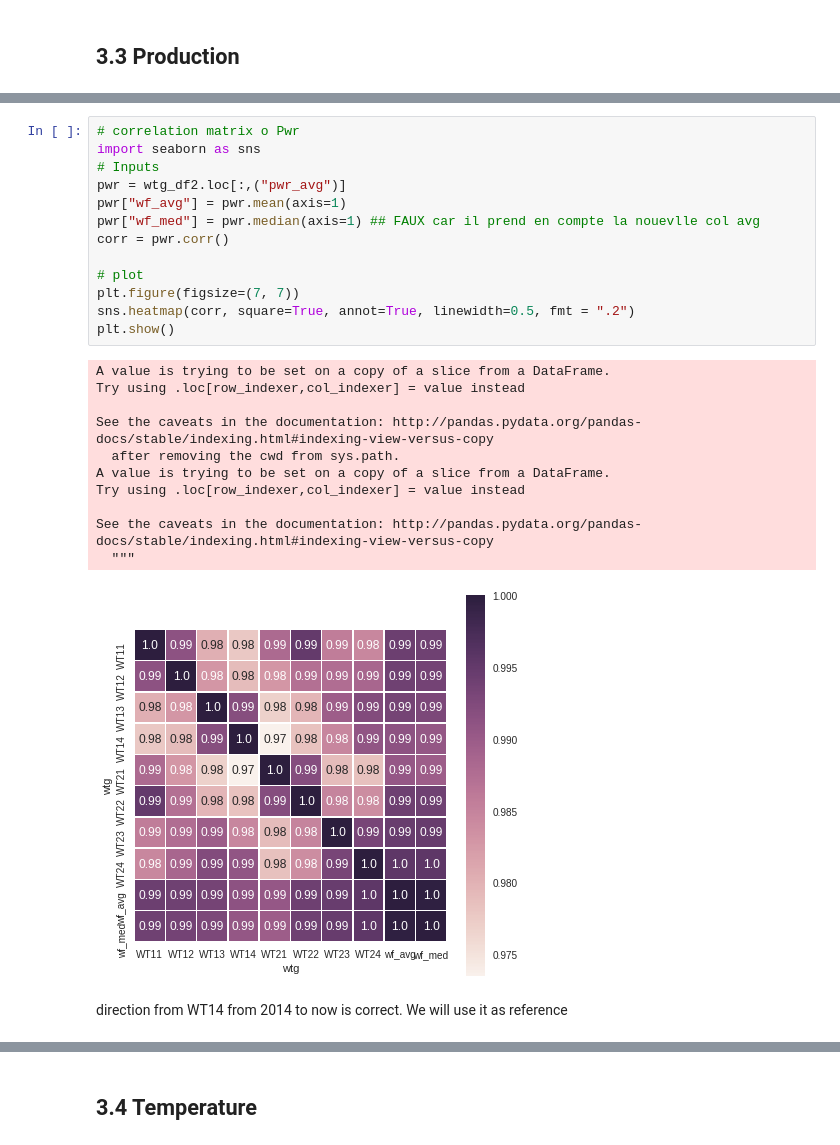
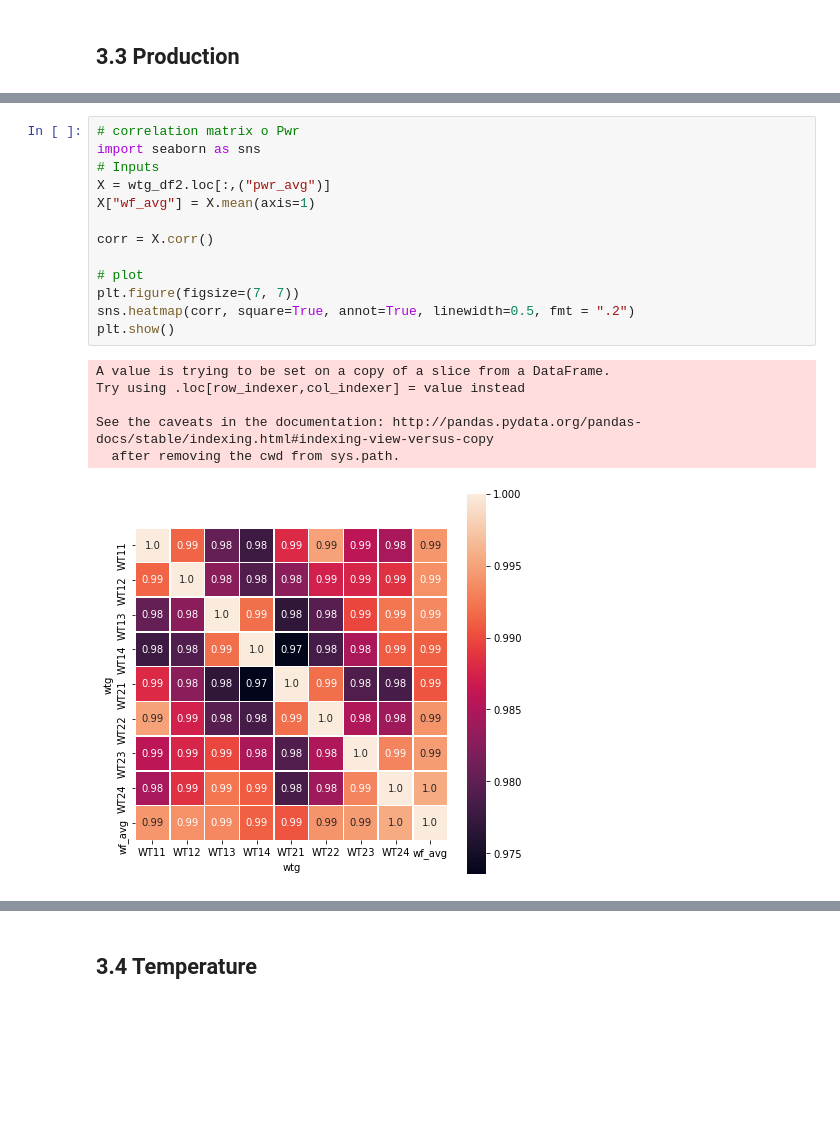
Before and after one commit to Umercia/wind_power, a Jupyter notebook: data_processing.ipynb, the cells around one changed output, grey strips where cells are left out. Cells and saved outputs as stored; diff of their text form; blank space fills up the shorter version.

```diff
--- a/data_processing.ipynb
+++ b/data_processing.ipynb
@@ -697,27 +702,20 @@ plt.show()
 # %%
 # correlation matrix o Pwr
 import seaborn as sns
 # Inputs
-pwr = wtg_df2.loc[:,("pwr_avg")]
-pwr["wf_avg"] = pwr.mean(axis=1)
-pwr["wf_med"] = pwr.median(axis=1) ## FAUX car il prend en compte la nouevlle col avg
-corr = pwr.corr()
+X = wtg_df2.loc[:,("pwr_avg")]
+X["wf_avg"] = X.mean(axis=1)
+
+corr = X.corr()
 
 # plot
 plt.figure(figsize=(7, 7))
 sns.heatmap(corr, square=True, annot=True, linewidth=0.5, fmt = ".2")
 plt.show()
 # %% [output]
 A value is trying to be set on a copy of a slice from a DataFrame.
 Try using .loc[row_indexer,col_indexer] = value instead
 
 See the caveats in the documentation: http://pandas.pydata.org/pandas-docs/stable/indexing.html#indexing-view-versus-copy
   after removing the cwd from sys.path.
-A value is trying to be set on a copy of a slice from a DataFrame.
-Try using .loc[row_indexer,col_indexer] = value instead
-
-See the caveats in the documentation: http://pandas.pydata.org/pandas-docs/stable/indexing.html#indexing-view-versus-copy
-  """
-[figure, old version]
+[figure, new version]
-# %% [markdown]
-direction from WT14 from 2014 to now is correct. We will use it as reference
```
Also changed, not shown: parts of 49 cells of this notebook.
